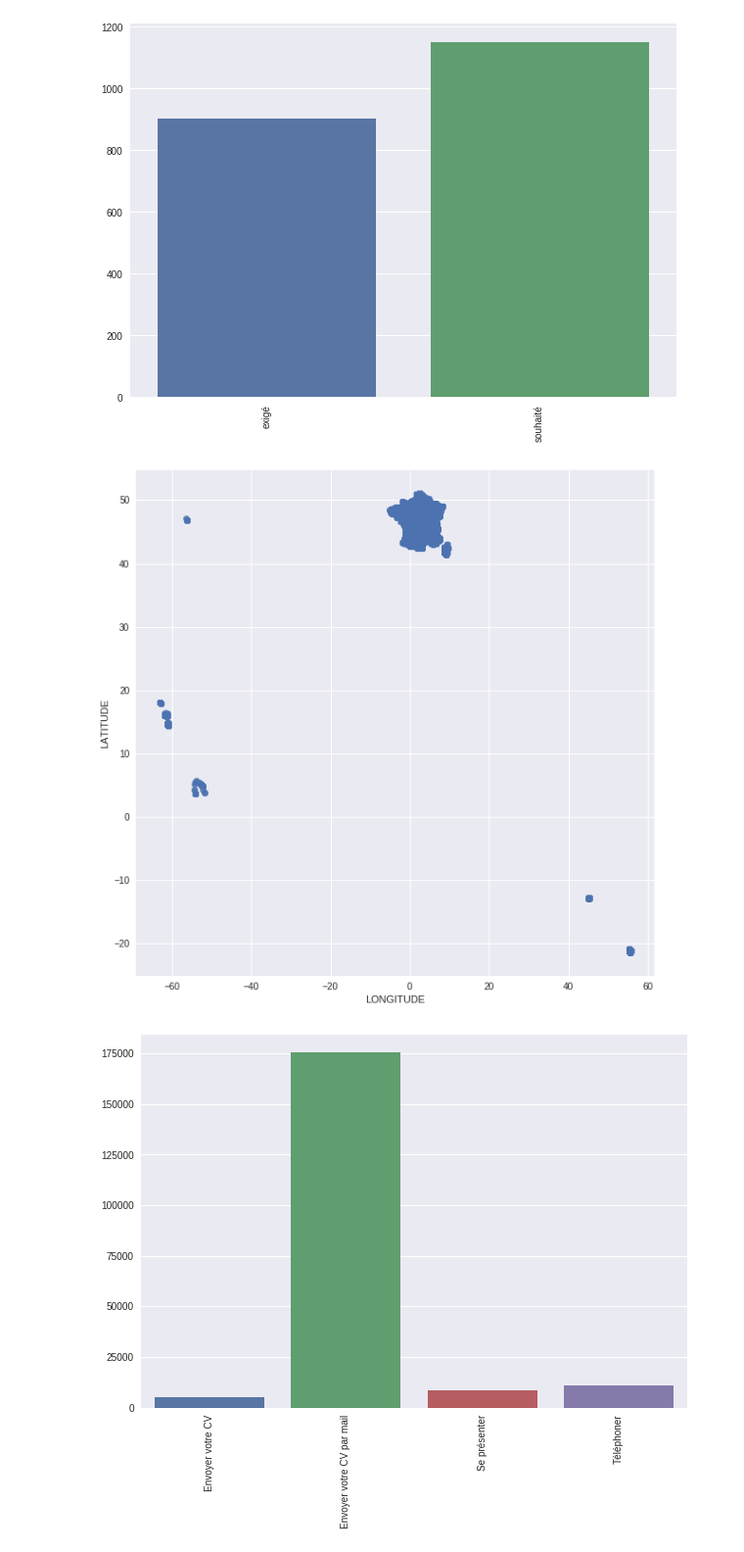
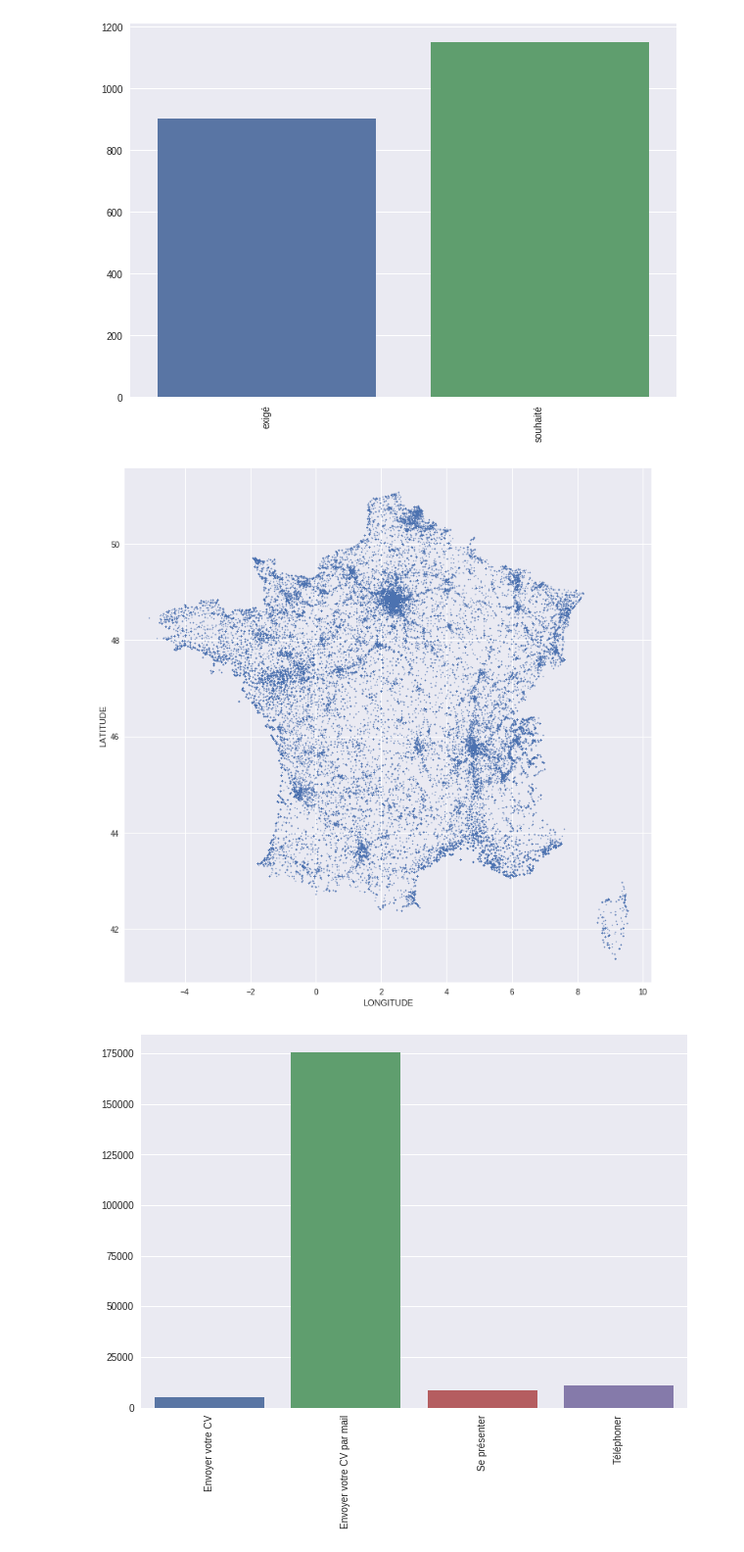
Before and after one commit to sebwdz/JobAnalysis, a Jupyter notebook: notebooks/job_offer_descriptive_analysis.ipynb, the cells around one changed output. Shown at 98% size. Cells and saved outputs as stored; diff of their text form; code cells hidden in the pictures.

```diff
--- a/notebooks/job_offer_descriptive_analysis.ipynb
+++ b/notebooks/job_offer_descriptive_analysis.ipynb
@@ -435,11 +435,13 @@ plt.show()
 # %% [output]
 [figure]
 # %%
-plt.figure(figsize=(10, 10))
-sns.regplot("LONGITUDE", "LATITUDE", data=data, fit_reg=False)
+plt.figure(figsize=(12, 12))
+tmp = data[data["LONGITUDE"] > -20].reset_index()
+tmp = tmp[tmp["LONGITUDE"] < 20]
+sns.regplot("LONGITUDE", "LATITUDE", data=tmp, fit_reg=False, scatter_kws={"s": 2})
 plt.show()
 # %% [output]
-[figure, old version]
+[figure, new version]
 # %%
 type_code = dict()
 for x in data["EM_INTERVIEW_MODALITY_NAME"].unique():
```
